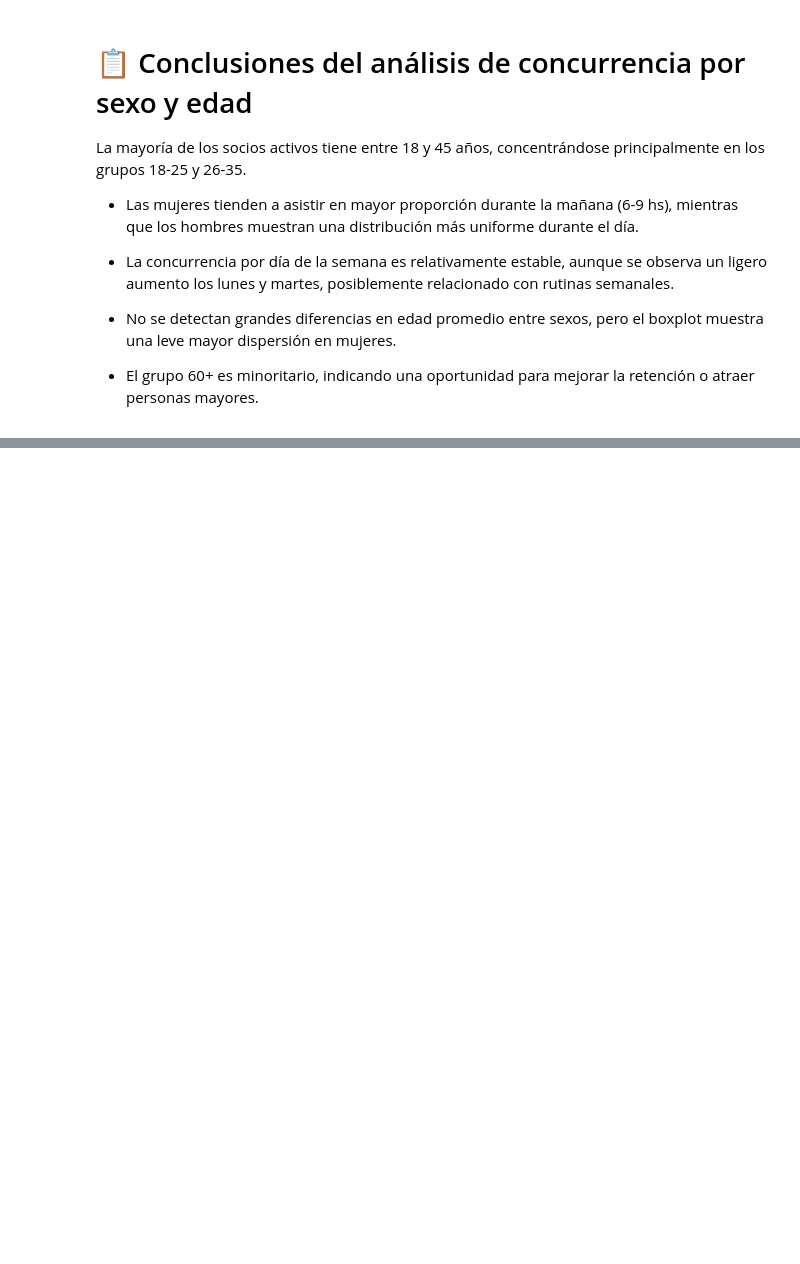
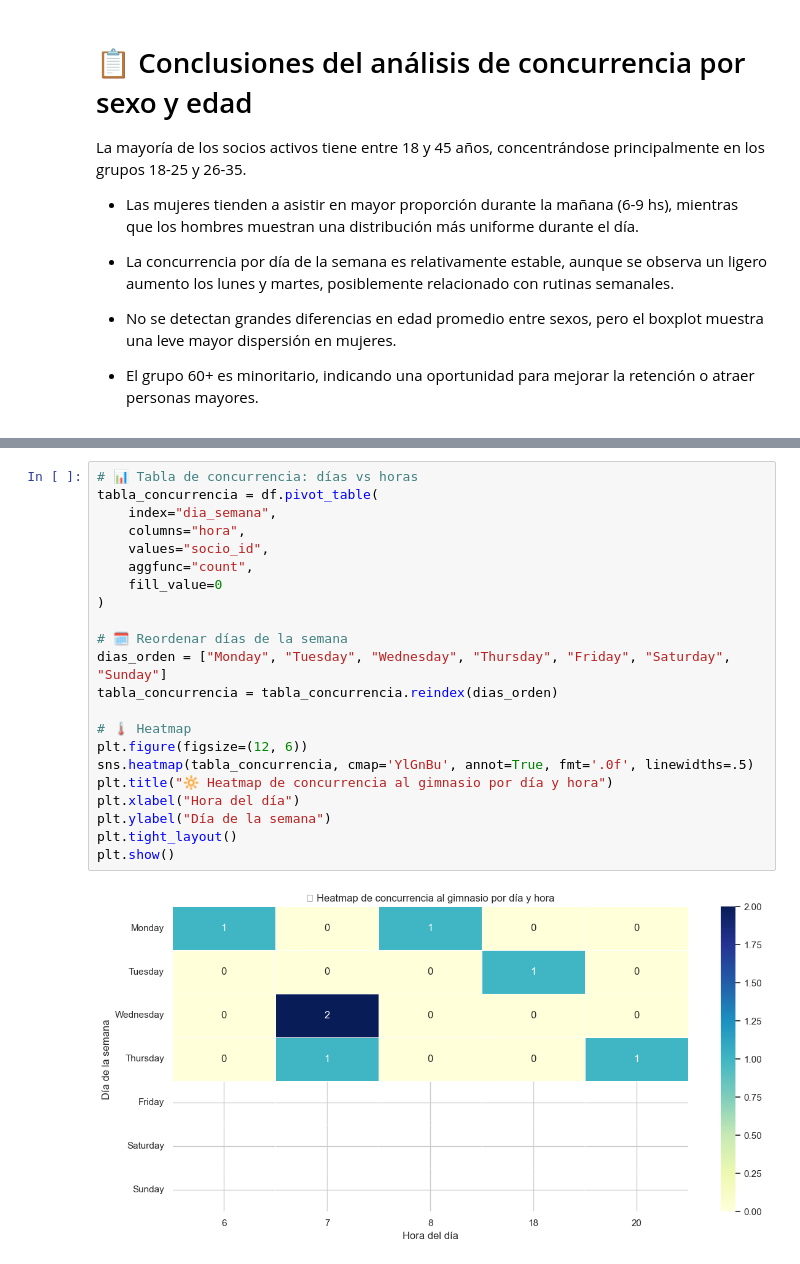
Before and after one commit to GFGaldeano/gym-master, a Jupyter notebook: ia/data_science/EDA/eda_concurrencia_socio.ipynb, the cells around one changed output, grey strips where cells are left out. Saved outputs shown, nothing was run; the diff lists cells and outputs as text; blank space fills up the shorter version.

```diff
--- a/ia/data_science/EDA/eda_concurrencia_socio.ipynb
+++ b/ia/data_science/EDA/eda_concurrencia_socio.ipynb
@@ -280,0 +417,24 @@ La mayoría de los socios activos tiene entre 18 y 45 años, concentrándose pri
+# %%
+# 📊 Tabla de concurrencia: días vs horas
+tabla_concurrencia = df.pivot_table(
+    index="dia_semana",
+    columns="hora",
+    values="socio_id",
+    aggfunc="count",
+    fill_value=0
+)
+
+# 🗓️ Reordenar días de la semana
+dias_orden = ["Monday", "Tuesday", "Wednesday", "Thursday", "Friday", "Saturday", "Sunday"]
+tabla_concurrencia = tabla_concurrencia.reindex(dias_orden)
+
+# 🌡️ Heatmap
+plt.figure(figsize=(12, 6))
+sns.heatmap(tabla_concurrencia, cmap='YlGnBu', annot=True, fmt='.0f', linewidths=.5)
+plt.title("🔆 Heatmap de concurrencia al gimnasio por día y hora")
+plt.xlabel("Hora del día")
+plt.ylabel("Día de la semana")
+plt.tight_layout()
+plt.show()
+# %% [output]
+[figure, added]
```
Also changed, not shown: parts of 23 cells of this notebook, 1 other file.
